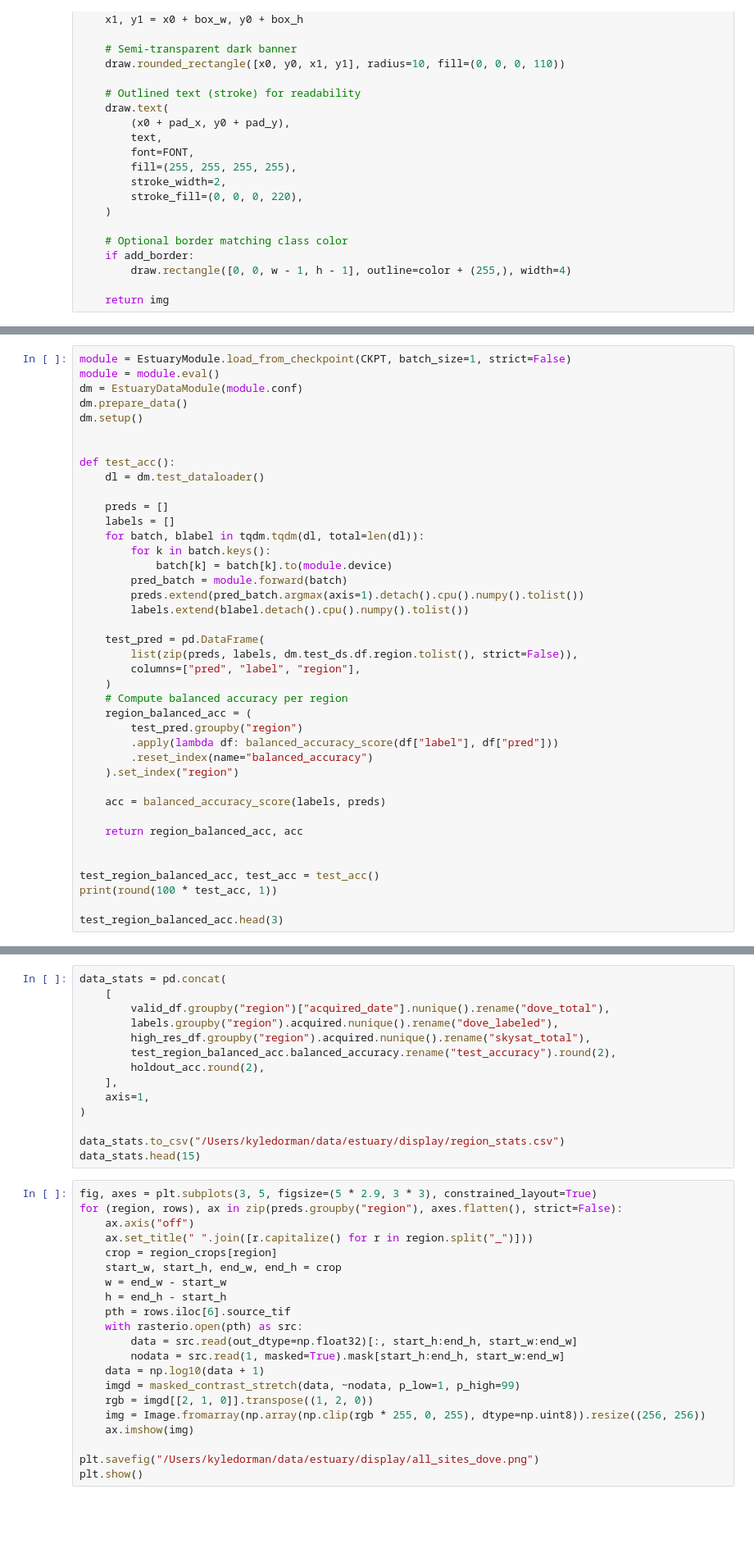
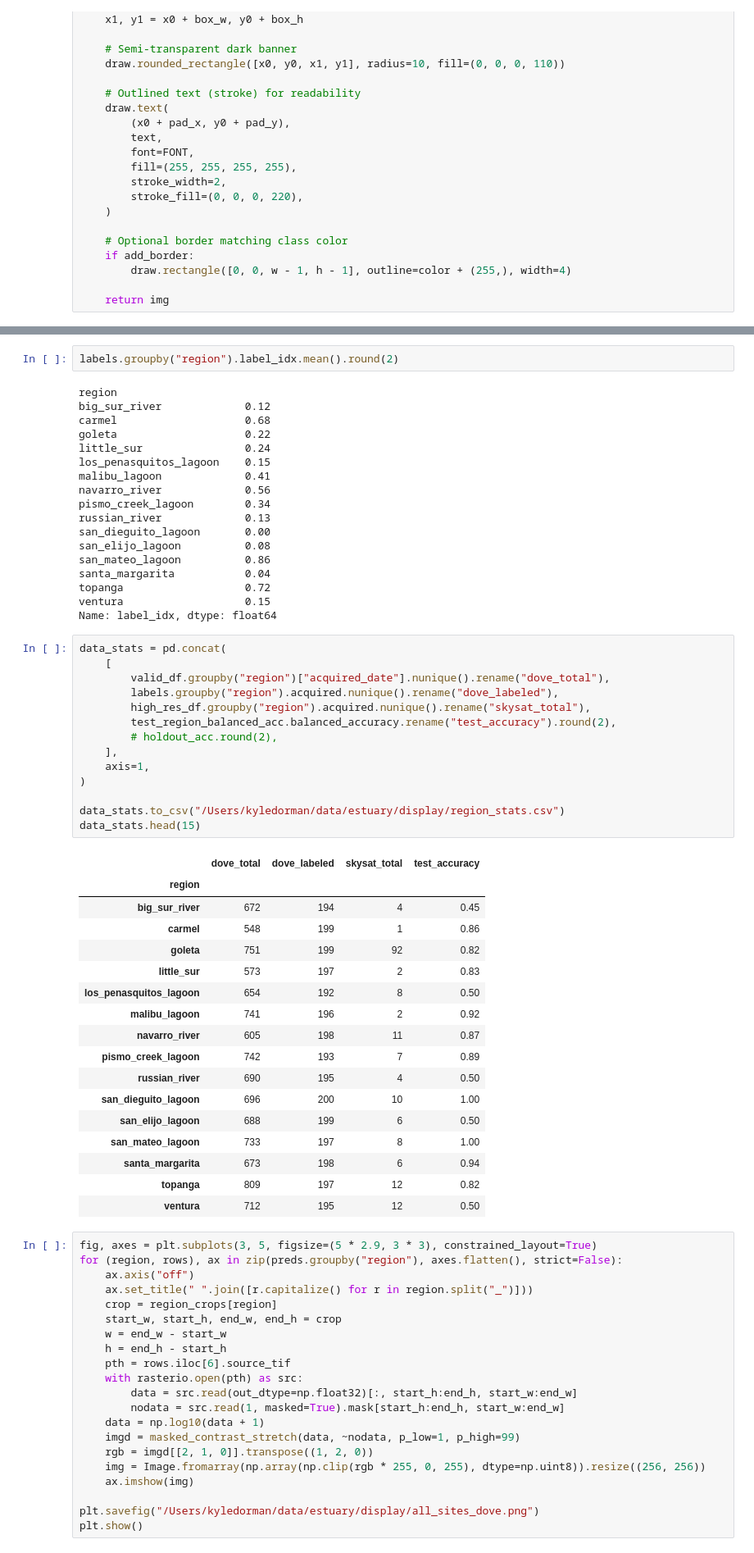
Before and after one commit to kyle-dorman/estuary, a Jupyter notebook: notebooks/display_muck.ipynb, the cells around one changed output, grey strips where cells are left out. Shown at 82% size. Saved outputs shown, nothing was run; the diff lists cells and outputs as text; blank space fills up the shorter version.

```diff
--- a/notebooks/display_muck.ipynb
+++ b/notebooks/display_muck.ipynb
@@ -109,43 +366,3 @@ counts.head(15)
-# %%
-module = EstuaryModule.load_from_checkpoint(CKPT, batch_size=1, strict=False)
-module = module.eval()
-dm = EstuaryDataModule(module.conf)
-dm.prepare_data()
-dm.setup()
-
-
-def test_acc():
-    dl = dm.test_dataloader()
-
-    preds = []
-    labels = []
-    for batch, blabel in tqdm.tqdm(dl, total=len(dl)):
-        for k in batch.keys():
-            batch[k] = batch[k].to(module.device)
-        pred_batch = module.forward(batch)
-        preds.extend(pred_batch.argmax(axis=1).detach().cpu().numpy().tolist())
-        labels.extend(blabel.detach().cpu().numpy().tolist())
-
-    test_pred = pd.DataFrame(
-        list(zip(preds, labels, dm.test_ds.df.region.tolist(), strict=False)),
-        columns=["pred", "label", "region"],
-    )
-    # Compute balanced accuracy per region
-    region_balanced_acc = (
-        test_pred.groupby("region")
-        .apply(lambda df: balanced_accuracy_score(df["label"], df["pred"]))
-        .reset_index(name="balanced_accuracy")
-    ).set_index("region")
-
-    acc = balanced_accuracy_score(labels, preds)
-
-    return region_balanced_acc, acc
-
-
-test_region_balanced_acc, test_acc = test_acc()
-print(round(100 * test_acc, 1))
-
-test_region_balanced_acc.head(3)
 # %%
 holdout_acc = []
 runs = []
@@ -188,17 +410,55 @@ holdout_acc = pd.DataFrame(holdout_acc, columns=["region", "holdout_acc"]).set_i
+# %%
+labels.groupby("region").label_idx.mean().round(2)
+# %% [output]
+region
+big_sur_river             0.12
+carmel                    0.68
+goleta                    0.22
+little_sur                0.24
+los_penasquitos_lagoon    0.15
+malibu_lagoon             0.41
+navarro_river             0.56
+pismo_creek_lagoon        0.34
+russian_river             0.13
+san_dieguito_lagoon       0.00
+san_elijo_lagoon          0.08
+san_mateo_lagoon          0.86
+santa_margarita           0.04
+topanga                   0.72
+ventura                   0.15
+Name: label_idx, dtype: float64
 # %%
 data_stats = pd.concat(
     [
         valid_df.groupby("region")["acquired_date"].nunique().rename("dove_total"),
         labels.groupby("region").acquired.nunique().rename("dove_labeled"),
         high_res_df.groupby("region").acquired.nunique().rename("skysat_total"),
         test_region_balanced_acc.balanced_accuracy.rename("test_accuracy").round(2),
-        holdout_acc.round(2),
+        # holdout_acc.round(2),
     ],
     axis=1,
 )
 
 data_stats.to_csv("/Users/kyledorman/data/estuary/display/region_stats.csv")
 data_stats.head(15)
+# %% [output]
+|  | dove_total | dove_labeled | skysat_total | test_accuracy |
+| region |  |  |  |  |
+| big_sur_river | 672 | 194 | 4 | 0.45 |
+| carmel | 548 | 199 | 1 | 0.86 |
+| goleta | 751 | 199 | 92 | 0.82 |
+| little_sur | 573 | 197 | 2 | 0.83 |
+| los_penasquitos_lagoon | 654 | 192 | 8 | 0.50 |
+| malibu_lagoon | 741 | 196 | 2 | 0.92 |
+| navarro_river | 605 | 198 | 11 | 0.87 |
+| pismo_creek_lagoon | 742 | 193 | 7 | 0.89 |
+| russian_river | 690 | 195 | 4 | 0.50 |
+| san_dieguito_lagoon | 696 | 200 | 10 | 1.00 |
+| san_elijo_lagoon | 688 | 199 | 6 | 0.50 |
+| san_mateo_lagoon | 733 | 197 | 8 | 1.00 |
+| santa_margarita | 673 | 198 | 6 | 0.94 |
+| topanga | 809 | 197 | 12 | 0.82 |
+| ventura | 712 | 195 | 12 | 0.50 |
 # %%
 fig, axes = plt.subplots(3, 5, figsize=(5 * 2.9, 3 * 3), constrained_layout=True)
 for (region, rows), ax in zip(preds.groupby("region"), axes.flatten(), strict=False):
```
Also changed, not shown: parts of 20 cells of this notebook, 8 other files.
